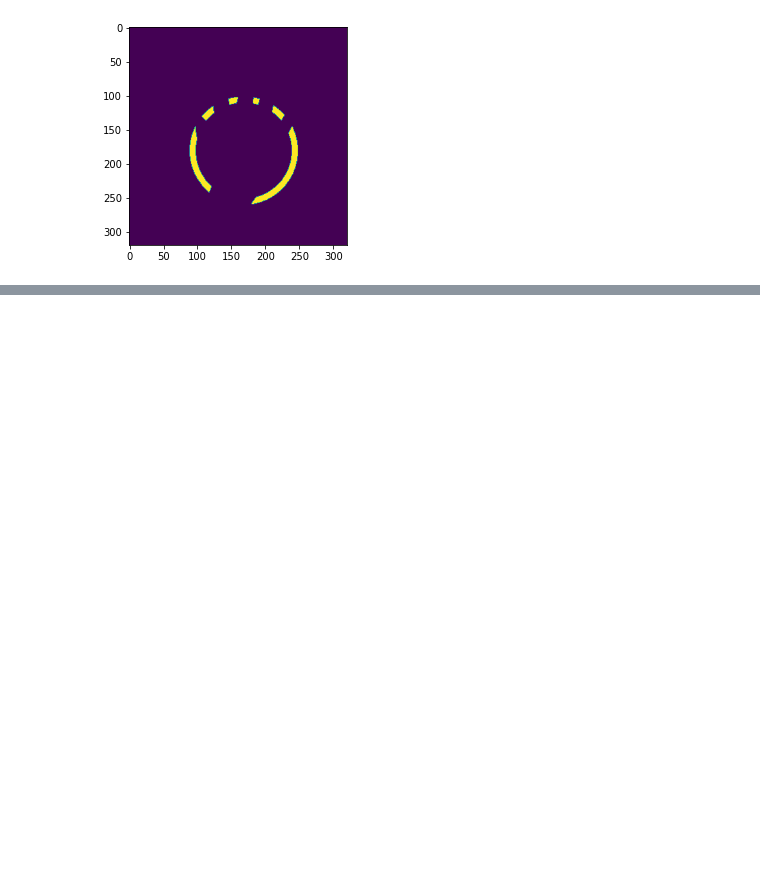
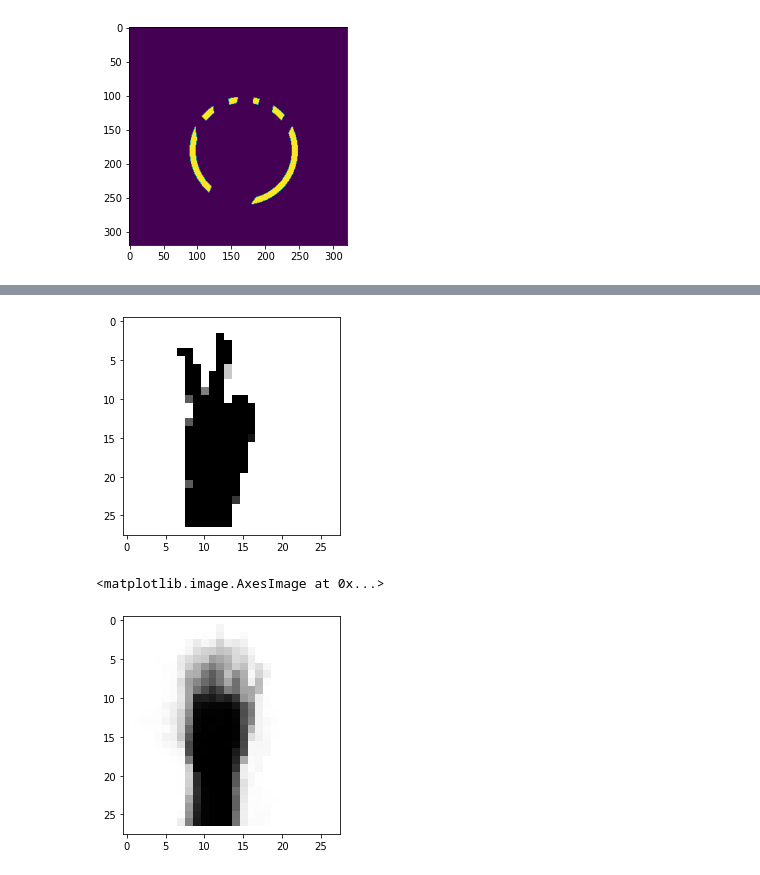
Before and after one commit to papa-ours/codeml-2021, a Jupyter notebook: challenge-6/challenge-6.ipynb, the cells around one changed output, grey strips where cells are left out. Drawn from its saved outputs; the diff is of its cells as text; code cells hidden in the pictures; blank space fills up the shorter version.

```diff
--- a/challenge-6/challenge-6.ipynb
+++ b/challenge-6/challenge-6.ipynb
@@ -153,0 +328,10 @@ plt.imshow(cv2.bitwise_and(img2,img2,mask=circular_roi))
+# %%
+i = 10
+
+plt.imshow(x_train[i].reshape((1, 28, 28))[0], cmap = "gray")
+plt.show()
+plt.imshow(model.predict(x_train[i].reshape((1, 28, 28)))[0], cmap = "gray")
+# %% [output]
+[figure, added]
+<matplotlib.image.AxesImage at 0x...>
+[figure, added]
```
Also changed, not shown: parts of 9 cells of this notebook.
